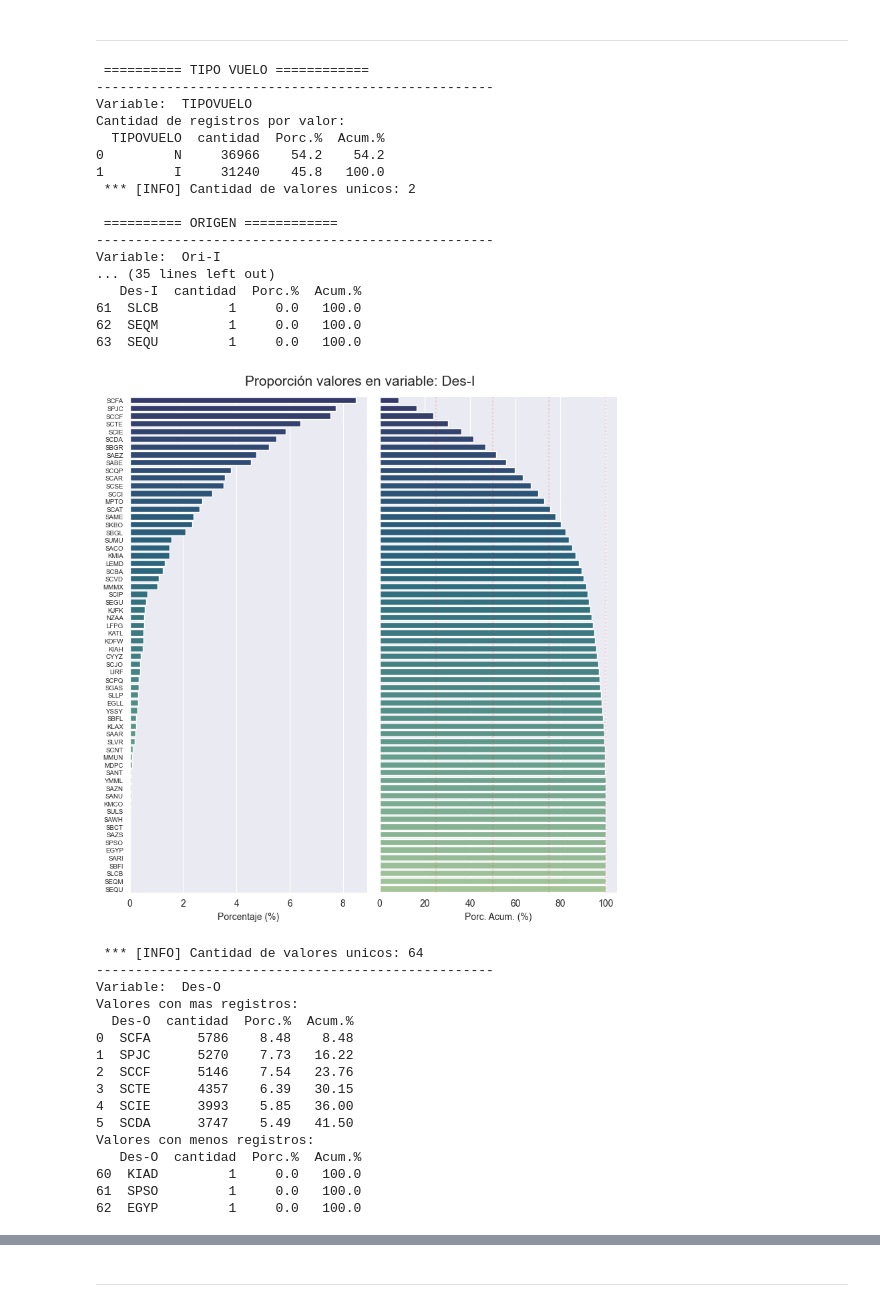
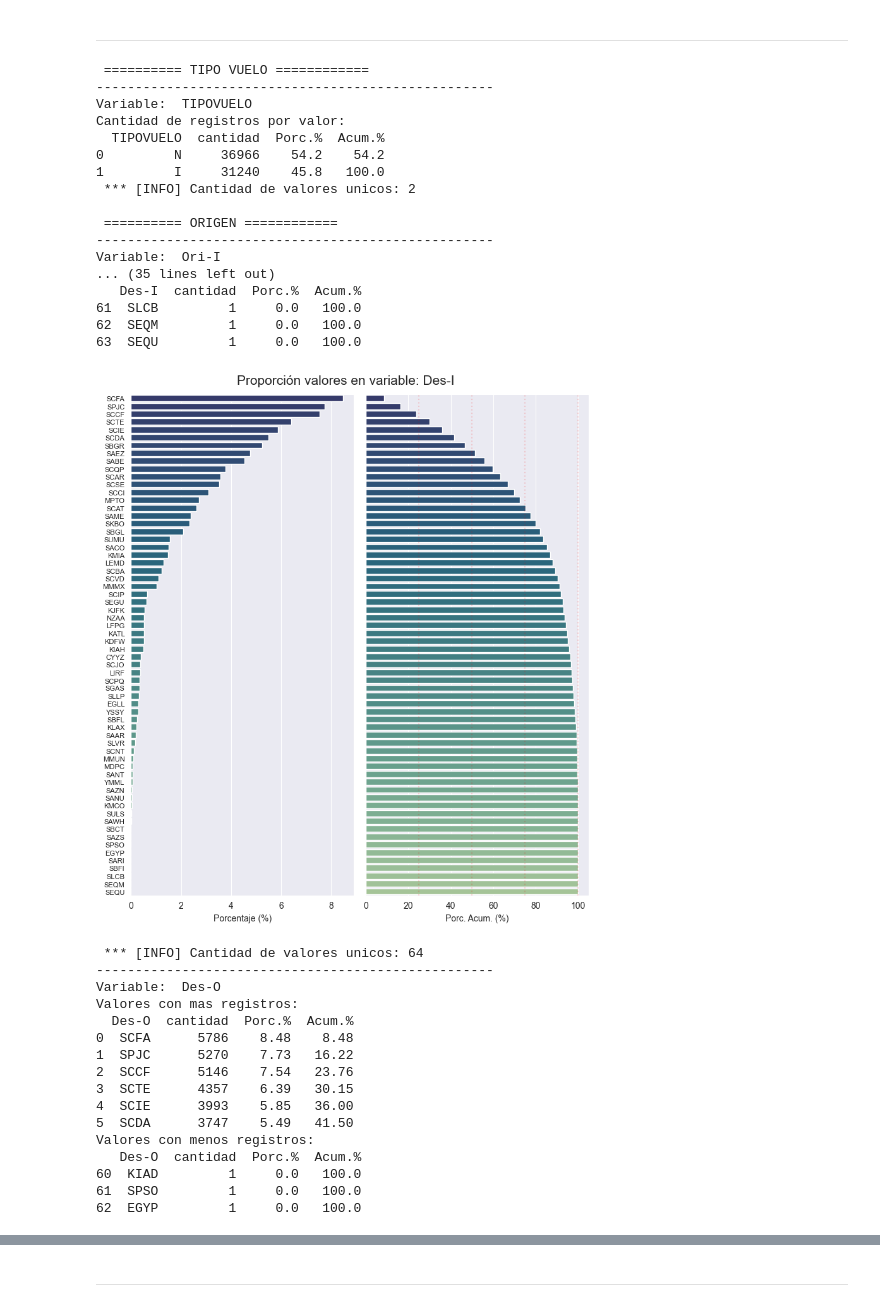
Before and after one commit to Mishagk/LATAM-Desafio-DS, a Jupyter notebook: solution.ipynb, the cells around one changed output, grey strips where cells are left out. Cells and saved outputs as stored; diff of their text form; code cells hidden in the pictures.

```diff
--- a/solution.ipynb
+++ b/solution.ipynb
@@ -676,19 +678,19 @@ def graf_cat(datacat,variable):
     # Determinar aspectos de tamaño de la figura y tamaño de letra
     if(cantidad < 10):
         figy = 2.5
-        fontsize = 12.0
+        fontsize = 11.0
     elif(cantidad < 25):
-        figy = 4.0
-        fontsize = 10.0
+        figy = 4.5
+        fontsize = 9.5
     elif(cantidad < 45):
-        figy = 5.0
+        figy = 5.5
         fontsize = 8.5
     elif(cantidad < 60):
-        figy = 7.5
+        figy = 8.5
+        fontsize = 8.5
+    else:
+        figy = 9.0
         fontsize = 8.0
-    else:
-        figy = 8.5
-        fontsize = 7.0
 
 
     # Graficar densidad y distribucion (acumulado), en caso posea al menos 5 y menor a 100 valores unicos
@@ -763,34 +765,34 @@ graf_cat(datacat,"OPERA")
 graf_cat(datacat,"i_cod_emp")
 
 # Segun vuelo
 print('\n ========== CODIGO DE VUELO ============')
 graf_cat(datacat,"Vlo-I")
 graf_cat(datacat,"Vlo-O")
 graf_cat(datacat,"i_cod_vlo")
 
 # Segun fecha (Dia-Mes)
 print('\n ========== FECHA ============')
 graf_cat(datacat,"DIANOM")
 graf_cat(datacat,"MESNOM")
 # %% [output]
  ========== TIPO VUELO ============
 ---------------------------------------------------
 Variable:  TIPOVUELO
 Cantidad de registros por valor:
   TIPOVUELO  cantidad  Porc.%  Acum.%
 0         N     36966    54.2    54.2
 1         I     31240    45.8   100.0
  *** [INFO] Cantidad de valores unicos: 2
 
  ========== ORIGEN ============
 ---------------------------------------------------
 Variable:  Ori-I
 ... (35 lines left out)
    Des-I  cantidad  Porc.%  Acum.%
 61  SLCB         1     0.0   100.0
 62  SEQM         1     0.0   100.0
 63  SEQU         1     0.0   100.0
-[figure, old version]
+[figure, new version]
  *** [INFO] Cantidad de valores unicos: 64
 ---------------------------------------------------
 Variable:  Des-O
```
Also changed, not shown: parts of 41 cells of this notebook.
